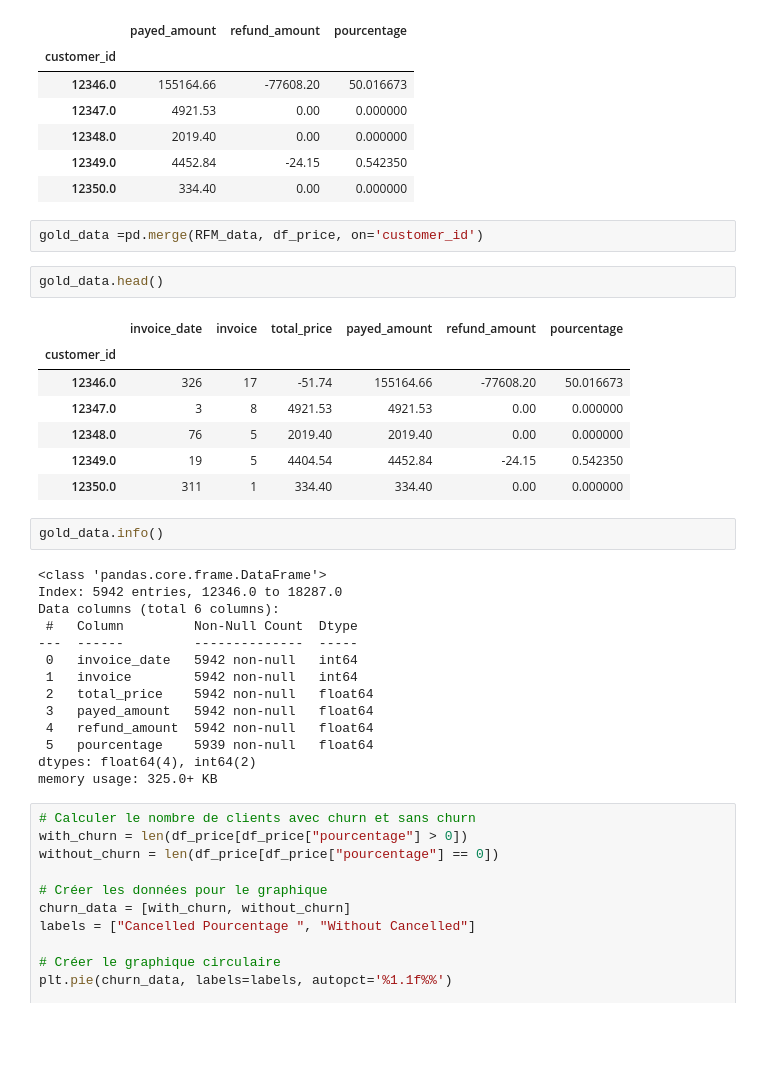
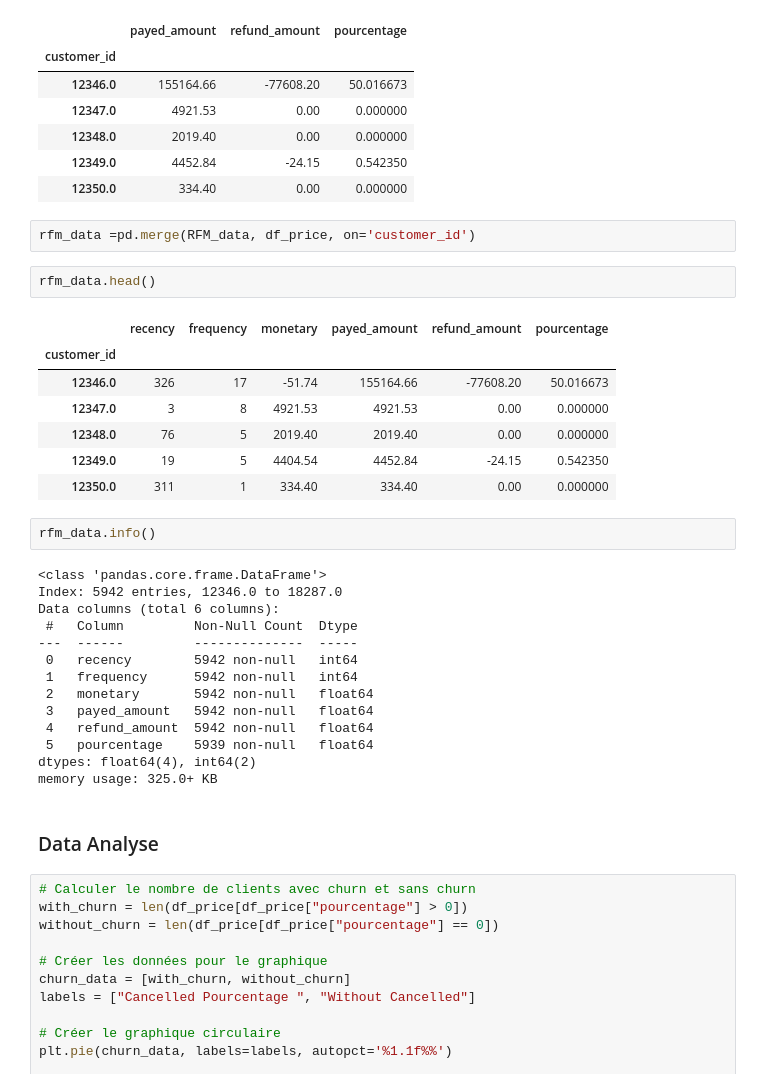
Before and after one commit to Noura-ou/projet_segmentation_client, a Jupyter notebook: src/02_feature_engineering.ipynb, the cells around one changed output. Saved outputs shown, nothing was run; the diff lists cells and outputs as text; blank space fills up the shorter version.

```diff
--- a/src/02_feature_engineering.ipynb
+++ b/src/02_feature_engineering.ipynb
@@ -141,11 +140,11 @@ df_price.head()
 | 12349.0 | 4452.84 | -24.15 | 0.542350 |
 | 12350.0 | 334.40 | 0.00 | 0.000000 |
 # %%
-gold_data =pd.merge(RFM_data, df_price, on='customer_id')
+rfm_data =pd.merge(RFM_data, df_price, on='customer_id')
 # %%
-gold_data.head()
+rfm_data.head()
 # %% [output]
-|  | invoice_date | invoice | total_price | payed_amount | refund_amount | pourcentage |
+|  | recency | frequency | monetary | payed_amount | refund_amount | pourcentage |
 | customer_id |  |  |  |  |  |  |
 | 12346.0 | 326 | 17 | -51.74 | 155164.66 | -77608.20 | 50.016673 |
 | 12347.0 | 3 | 8 | 4921.53 | 4921.53 | 0.00 | 0.000000 |
@@ -153,21 +152,23 @@ gold_data.head()
 | 12349.0 | 19 | 5 | 4404.54 | 4452.84 | -24.15 | 0.542350 |
 | 12350.0 | 311 | 1 | 334.40 | 334.40 | 0.00 | 0.000000 |
 # %%
-gold_data.info()
+rfm_data.info()
 # %% [output]
 <class 'pandas.core.frame.DataFrame'>
 Index: 5942 entries, 12346.0 to 18287.0
 Data columns (total 6 columns):
  #   Column         Non-Null Count  Dtype
 ---  ------         --------------  -----
- 0   invoice_date   5942 non-null   int64
- 1   invoice        5942 non-null   int64
- 2   total_price    5942 non-null   float64
+ 0   recency        5942 non-null   int64
+ 1   frequency      5942 non-null   int64
+ 2   monetary       5942 non-null   float64
  3   payed_amount   5942 non-null   float64
  4   refund_amount  5942 non-null   float64
  5   pourcentage    5939 non-null   float64
 dtypes: float64(4), int64(2)
 memory usage: 325.0+ KB
+# %% [markdown]
+### Data Analyse
 # %%
 # Calculer le nombre de clients avec churn et sans churn
 with_churn = len(df_price[df_price["pourcentage"] > 0])
```
Also changed, not shown: parts of 3 cells of this notebook.
